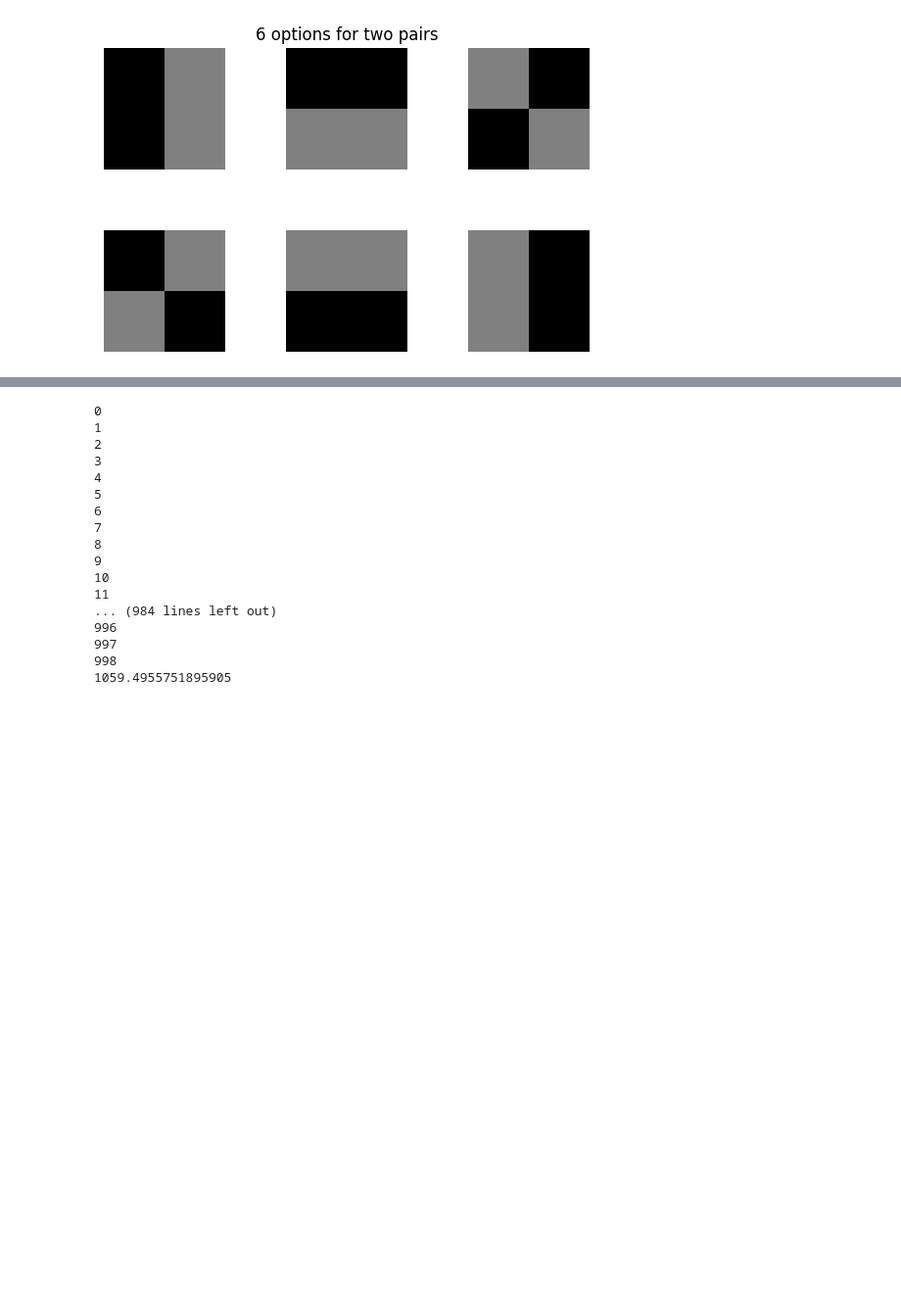
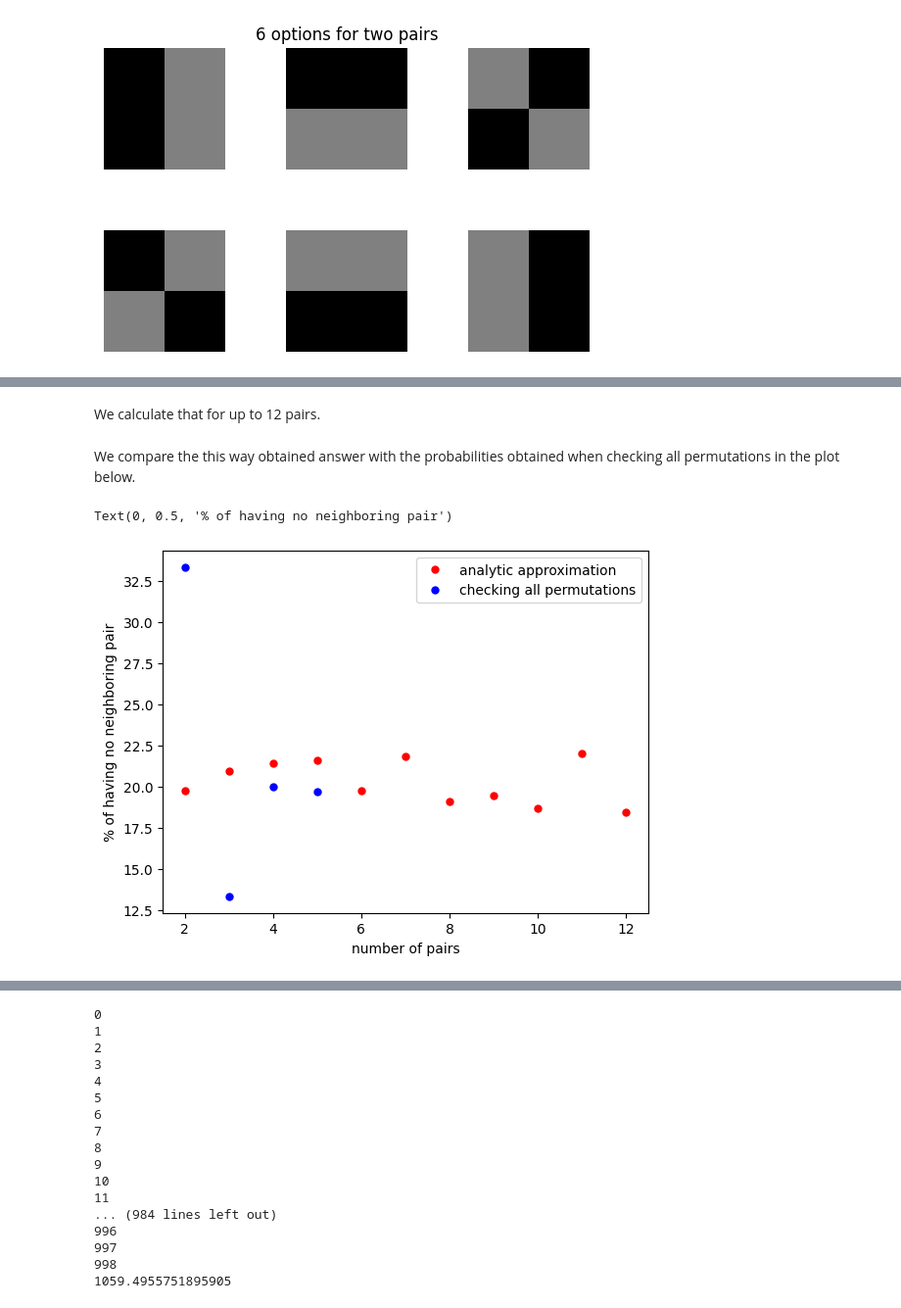
Before and after one commit to tkfritz/memory-neighbors, a Jupyter notebook: memory_neighbors.ipynb, the cells around one changed output, grey strips where cells are left out. Shown: that part at 98% size. Cells and saved outputs as stored; diff of their text form; code cells hidden in the pictures; blank space fills up the shorter version.

```diff
--- a/memory_neighbors.ipynb
+++ b/memory_neighbors.ipynb
@@ -692,9 +178,0 @@ print(ana_prob(12))
-# %%
-nn=int(1000)
-res=np.zeros((4,nn))
-for i in range(nn):
-    res[0,i]=i+1
-    a,b,c=ana_prob(i+1)
-    res[1,i]=a
-    res[2,i]=b
-    res[3,i]=c
@@ -777,0 +225,8 @@ print(ana_prob(12))
+# %%
+res=np.zeros((2,4))
+for i in range(res.shape[1]):
+    npair=2+i
+    res[0,i]=npair
+    res[1,i]=prob_all_perm(npair)
+np.savetxt("probabilities_all_permutations.txt", res)
+#6 pairs fails because of storage problem, would also take long
@@ -777,0 +254,2 @@ print(ana_prob(12))
+# %%
+all_perm_prob=np.loadtxt("probabilities_all_permutations.txt")
@@ -777,0 +280,22 @@ print(ana_prob(12))
+# %% [markdown]
+We calculate that for up to 12 pairs.
+# %%
+nn=int(12)-1
+res_ana=np.zeros((4,nn))
+for i in range(nn):
+    res_ana[0,i]=i+2
+    a,b,c=ana_prob(i+2)
+    res_ana[1,i]=a
+    res_ana[2,i]=b
+    res_ana[3,i]=c
+# %% [markdown]
+We compare the this way obtained answer with the probabilities obtained when checking all permutations in the plot below.
+# %%
+plt.plot(res_ana[0],res_ana[3]*100,'o',ms=5,color='red', label='analytic approximation')
+plt.plot(all_perm_prob[0],all_perm_prob[1]*100,'o',ms=5,color='blue', label='checking all permutations')
+plt.legend(loc="best")
+plt.xlabel("number of pairs")
+plt.ylabel("% of having no neighboring pair")
+# %% [output]
+Text(0, 0.5, '% of having no neighboring pair')
+[figure, added]
```
Also changed, not shown: parts of 65 cells of this notebook.
